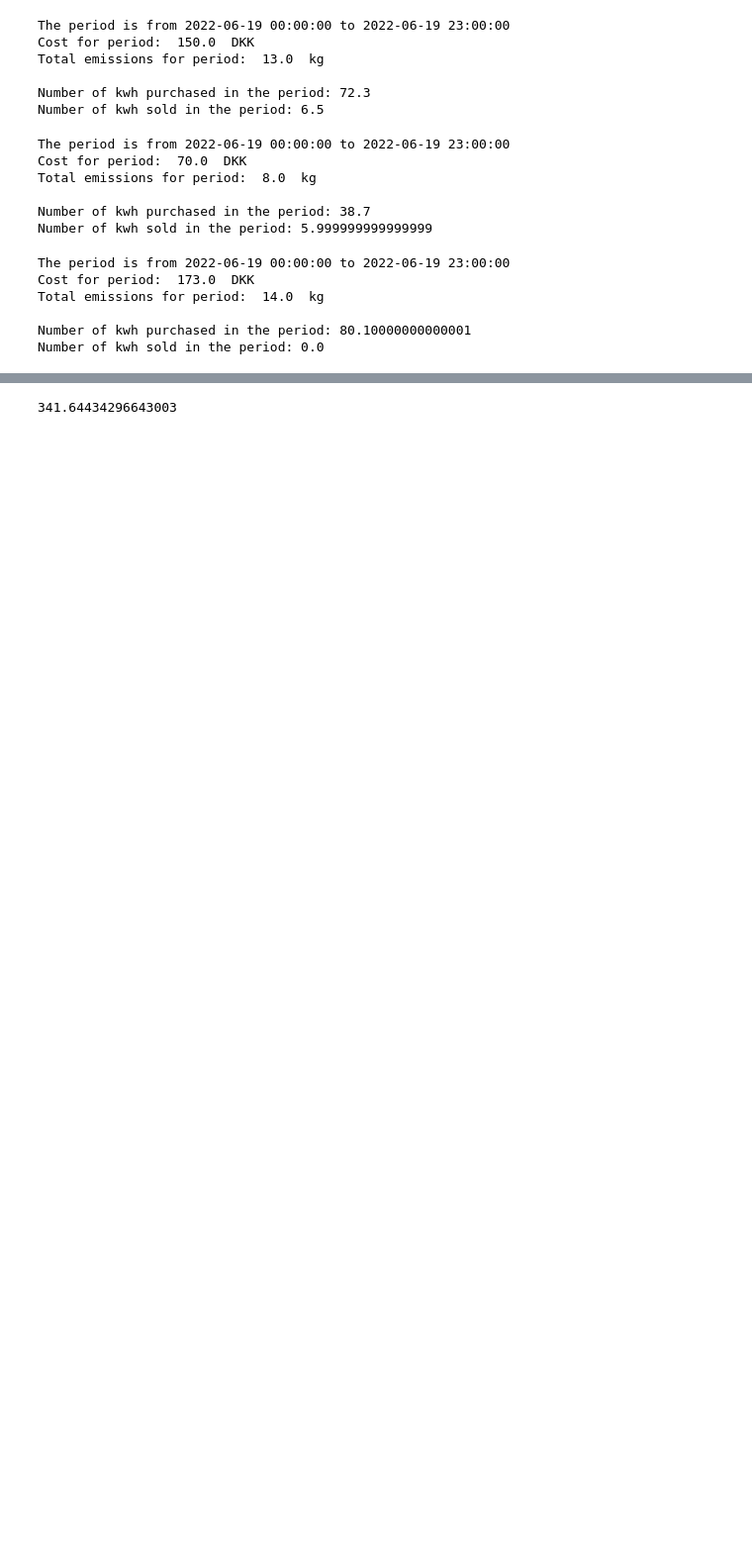
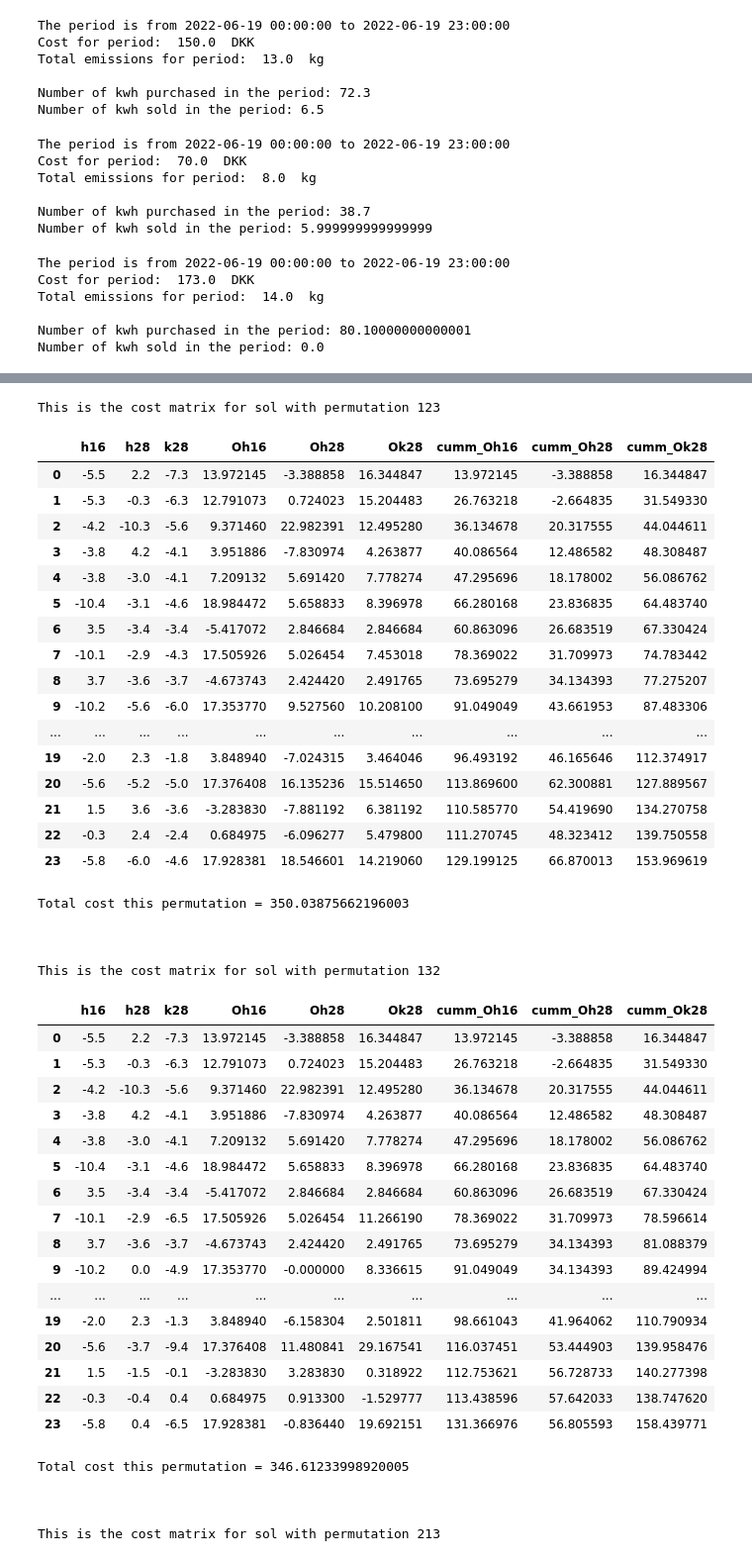
Before and after one commit to LortSkit/Bachelor-project, a Jupyter notebook: P2P_Optimization/P2P_DP_V1.ipynb, the cells around one changed output, grey strips where cells are left out. Shown at 99% size. Saved outputs shown, nothing was run; the diff lists cells and outputs as text; code cells hidden in the pictures; blank space fills up the shorter version.

```diff
--- a/P2P_Optimization/P2P_DP_V1.ipynb
+++ b/P2P_Optimization/P2P_DP_V1.ipynb
@@ -391,3 +528,0 @@ stuff.total_cost()
-# %%
-stuff = DP_P2P(Start,End,["h28","h16","k28"],bat)
-actions,surpluses = stuff.P2P_sol(x0)
@@ -421,3 +528,0 @@ stuff.total_cost()
-# %%
-stuff = DP_P2P(Start,End,["h28","k28","h16"],bat)
-actions,surpluses = stuff.P2P_sol(x0)
@@ -451,3 +528,0 @@ stuff.total_cost()
-# %%
-stuff = DP_P2P(Start,End,["k28","h28","h16"],bat)
-actions,surpluses = stuff.P2P_sol(x0)
@@ -481,3 +528,0 @@ stuff.total_cost()
-# %%
-stuff = DP_P2P(Start,End,["k28","h16","h28"],bat)
-actions,surpluses = stuff.P2P_sol(x0)
@@ -507,4 +529,54 @@ stuff.cost_matrix()
-# %%
-stuff.total_cost()
-# %% [output]
-341.64434296643003
+# %%
+for i in range(len(stuff.all_nf)):
+    print(f"This is the cost matrix for sol with permutation {stuff.perms_names[i]}")
+    display(HTML(stuff.all_nf[i]._repr_html_()))
+    print(f"Total cost this permutation = {stuff.all_costs[i]}")
+    print()
+    print()
+    print()
+# %% [output]
+This is the cost matrix for sol with permutation 123
+|  | h16 | h28 | k28 | Oh16 | Oh28 | Ok28 | cumm_Oh16 | cumm_Oh28 | cumm_Ok28 |
+| 0 | -5.5 | 2.2 | -7.3 | 13.972145 | -3.388858 | 16.344847 | 13.972145 | -3.388858 | 16.344847 |
+| 1 | -5.3 | -0.3 | -6.3 | 12.791073 | 0.724023 | 15.204483 | 26.763218 | -2.664835 | 31.549330 |
+| 2 | -4.2 | -10.3 | -5.6 | 9.371460 | 22.982391 | 12.495280 | 36.134678 | 20.317555 | 44.044611 |
+| 3 | -3.8 | 4.2 | -4.1 | 3.951886 | -7.830974 | 4.263877 | 40.086564 | 12.486582 | 48.308487 |
+| 4 | -3.8 | -3.0 | -4.1 | 7.209132 | 5.691420 | 7.778274 | 47.295696 | 18.178002 | 56.086762 |
+| 5 | -10.4 | -3.1 | -4.6 | 18.984472 | 5.658833 | 8.396978 | 66.280168 | 23.836835 | 64.483740 |
+| 6 | 3.5 | -3.4 | -3.4 | -5.417072 | 2.846684 | 2.846684 | 60.863096 | 26.683519 | 67.330424 |
+| 7 | -10.1 | -2.9 | -4.3 | 17.505926 | 5.026454 | 7.453018 | 78.369022 | 31.709973 | 74.783442 |
+| 8 | 3.7 | -3.6 | -3.7 | -4.673743 | 2.424420 | 2.491765 | 73.695279 | 34.134393 | 77.275207 |
+| 9 | -10.2 | -5.6 | -6.0 | 17.353770 | 9.527560 | 10.208100 | 91.049049 | 43.661953 | 87.483306 |
+| ... | ... | ... | ... | ... | ... | ... | ... | ... | ... |
+| 19 | -2.0 | 2.3 | -1.8 | 3.848940 | -7.024315 | 3.464046 | 96.493192 | 46.165646 | 112.374917 |
+| 20 | -5.6 | -5.2 | -5.0 | 17.376408 | 16.135236 | 15.514650 | 113.869600 | 62.300881 | 127.889567 |
+| 21 | 1.5 | 3.6 | -3.6 | -3.283830 | -7.881192 | 6.381192 | 110.585770 | 54.419690 | 134.270758 |
+| 22 | -0.3 | 2.4 | -2.4 | 0.684975 | -6.096277 | 5.479800 | 111.270745 | 48.323412 | 139.750558 |
+| 23 | -5.8 | -6.0 | -4.6 | 17.928381 | 18.546601 | 14.219060 | 129.199125 | 66.870013 | 153.969619 |
+Total cost this permutation = 350.03875662196003
+
+
+
+This is the cost matrix for sol with permutation 132
+|  | h16 | h28 | k28 | Oh16 | Oh28 | Ok28 | cumm_Oh16 | cumm_Oh28 | cumm_Ok28 |
+| 0 | -5.5 | 2.2 | -7.3 | 13.972145 | -3.388858 | 16.344847 | 13.972145 | -3.388858 | 16.344847 |
+| 1 | -5.3 | -0.3 | -6.3 | 12.791073 | 0.724023 | 15.204483 | 26.763218 | -2.664835 | 31.549330 |
+| 2 | -4.2 | -10.3 | -5.6 | 9.371460 | 22.982391 | 12.495280 | 36.134678 | 20.317555 | 44.044611 |
+| 3 | -3.8 | 4.2 | -4.1 | 3.951886 | -7.830974 | 4.263877 | 40.086564 | 12.486582 | 48.308487 |
+| 4 | -3.8 | -3.0 | -4.1 | 7.209132 | 5.691420 | 7.778274 | 47.295696 | 18.178002 | 56.086762 |
+| 5 | -10.4 | -3.1 | -4.6 | 18.984472 | 5.658833 | 8.396978 | 66.280168 | 23.836835 | 64.483740 |
+| 6 | 3.5 | -3.4 | -3.4 | -5.417072 | 2.846684 | 2.846684 | 60.863096 | 26.683519 | 67.330424 |
+| 7 | -10.1 | -2.9 | -6.5 | 17.505926 | 5.026454 | 11.266190 | 78.369022 | 31.709973 | 78.596614 |
+| 8 | 3.7 | -3.6 | -3.7 | -4.673743 | 2.424420 | 2.491765 | 73.695279 | 34.134393 | 81.088379 |
+| 9 | -10.2 | 0.0 | -4.9 | 17.353770 | -0.000000 | 8.336615 | 91.049049 | 34.134393 | 89.424994 |
+| ... | ... | ... | ... | ... | ... | ... | ... | ... | ... |
+| 19 | -2.0 | 2.3 | -1.3 | 3.848940 | -6.158304 | 2.501811 | 98.661043 | 41.964062 | 110.790934 |
+| 20 | -5.6 | -3.7 | -9.4 | 17.376408 | 11.480841 | 29.167541 | 116.037451 | 53.444903 | 139.958476 |
+| 21 | 1.5 | -1.5 | -0.1 | -3.283830 | 3.283830 | 0.318922 | 112.753621 | 56.728733 | 140.277398 |
+| 22 | -0.3 | -0.4 | 0.4 | 0.684975 | 0.913300 | -1.529777 | 113.438596 | 57.642033 | 138.747620 |
+| 23 | -5.8 | 0.4 | -6.5 | 17.928381 | -0.836440 | 19.692151 | 131.366976 | 56.805593 | 158.439771 |
+Total cost this permutation = 346.61233998920005
+
+
+
+This is the cost matrix for sol with permutation 213
```
Also changed, not shown: parts of 24 cells of this notebook.
